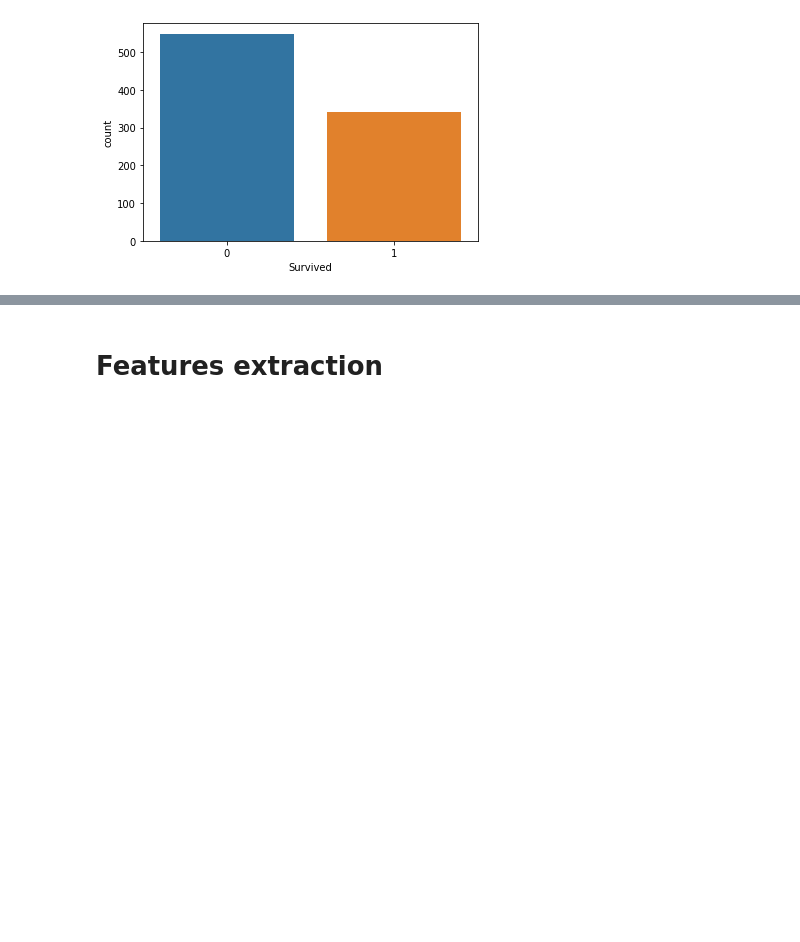
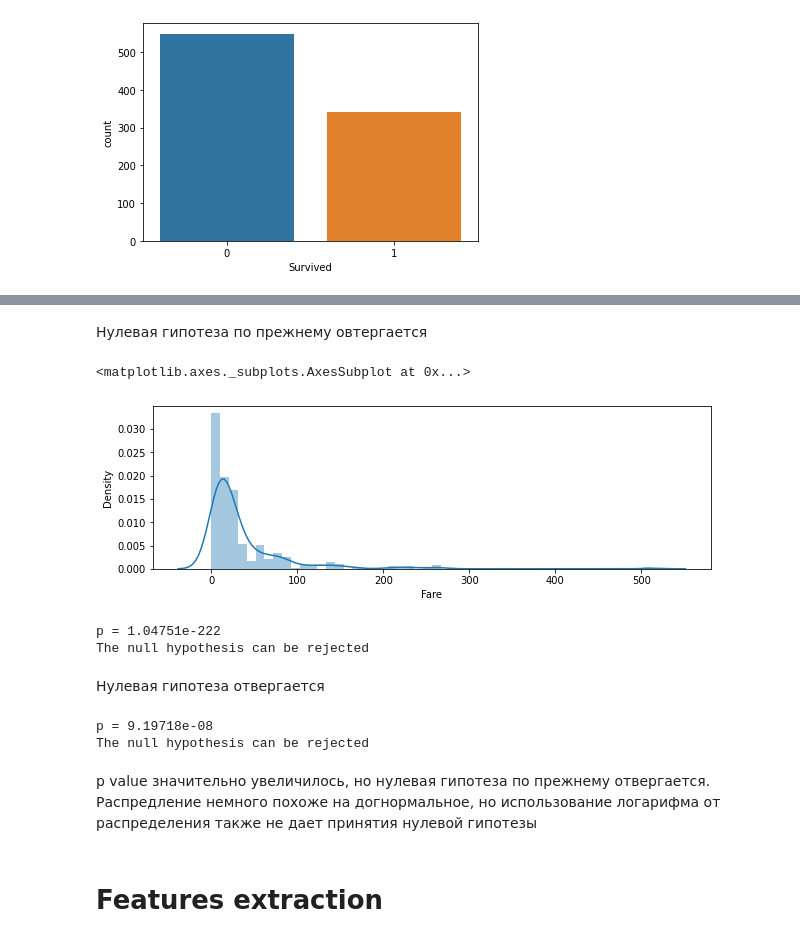
Before and after one commit to G544/kaggle_competition, a Jupyter notebook: kaggle/Titanic.ipynb, the cells around one changed output, grey strips where cells are left out. Cells and saved outputs as stored; diff of their text form; code cells hidden in the pictures; blank space fills up the shorter version.

```diff
--- a/kaggle/Titanic.ipynb
+++ b/kaggle/Titanic.ipynb
@@ -130,2 +185,36 @@ sns.countplot(x='Parch', hue='Survived', data=data)
+# %% [markdown]
+Нулевая гипотеза по прежнему овтергается
+# %%
+plt.figure(figsize=(10,3))
+sns.distplot((vis_df['Fare']))
+# %% [output]
+<matplotlib.axes._subplots.AxesSubplot at 0x...>
+[figure, added]
+# %%
+k2, p = stats.normaltest(vis_df['Fare'])
+alpha = 1e-3
+print("p = {:g}".format(p))
+if p < alpha:  # null hypothesis: x comes from a normal distribution
+    print("The null hypothesis can be rejected")
+else:
+    print("The null hypothesis cannot be rejected")
+# %% [output]
+p = 1.04751e-222
+The null hypothesis can be rejected
+# %% [markdown]
+Нулевая гипотеза отвергается
+# %%
+k2, p = stats.normaltest(stats.boxcox(vis_df['Fare']+1, lmbda=0))
+alpha = 1e-3
+print("p = {:g}".format(p))
+if p < alpha:  # null hypothesis: x comes from a normal distribution
+    print("The null hypothesis can be rejected")
+else:
+    print("The null hypothesis cannot be rejected")
+# %% [output]
+p = 9.19718e-08
+The null hypothesis can be rejected
+# %% [markdown]
+p value значительно увеличилось, но нулевая гипотеза по прежнему отвергается. Распредление немного похоже на догнормальное, но использование логарифма от распределения также не дает принятия нулевой гипотезы
 # %% [markdown]
 # Features extraction
```
Also changed, not shown: parts of 23 cells of this notebook.
